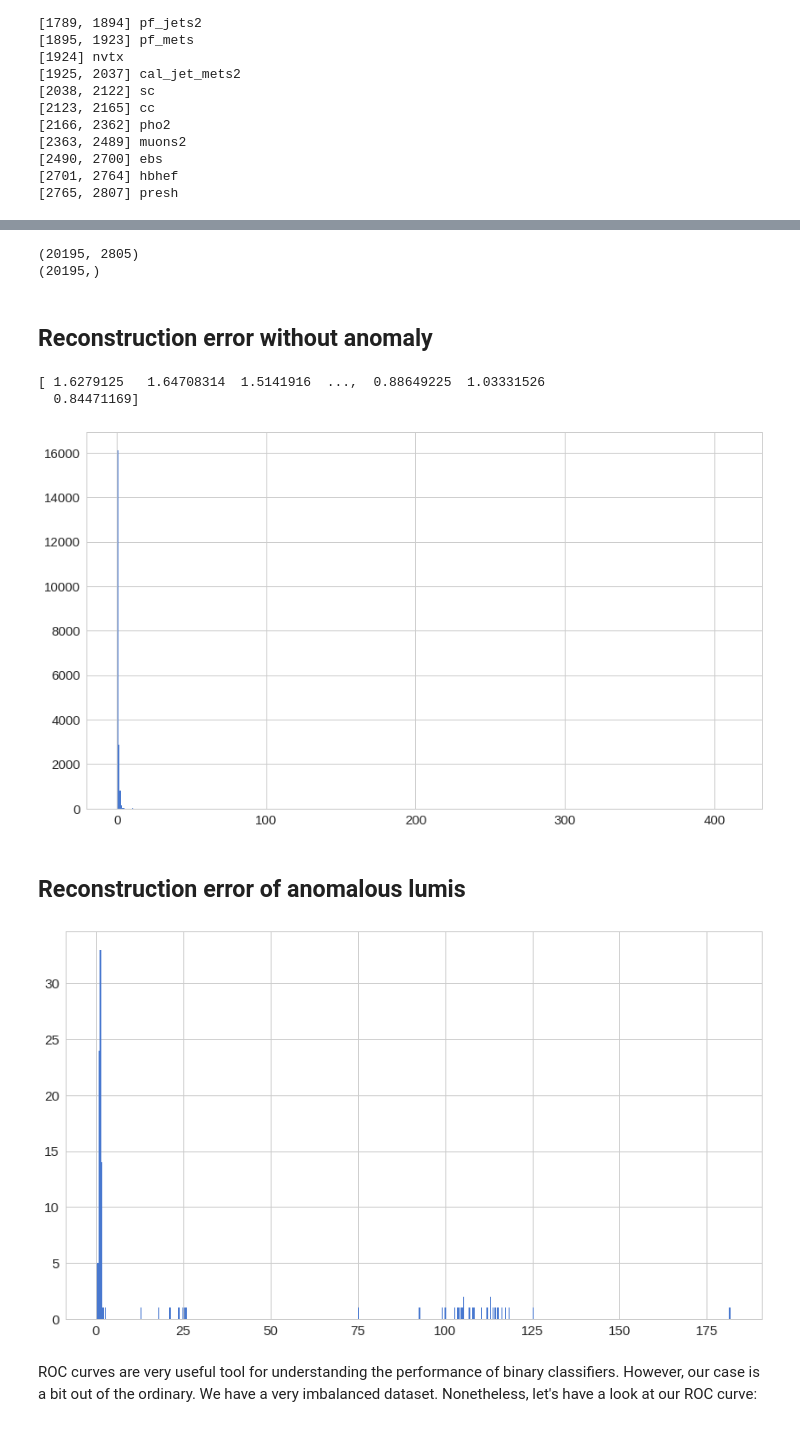
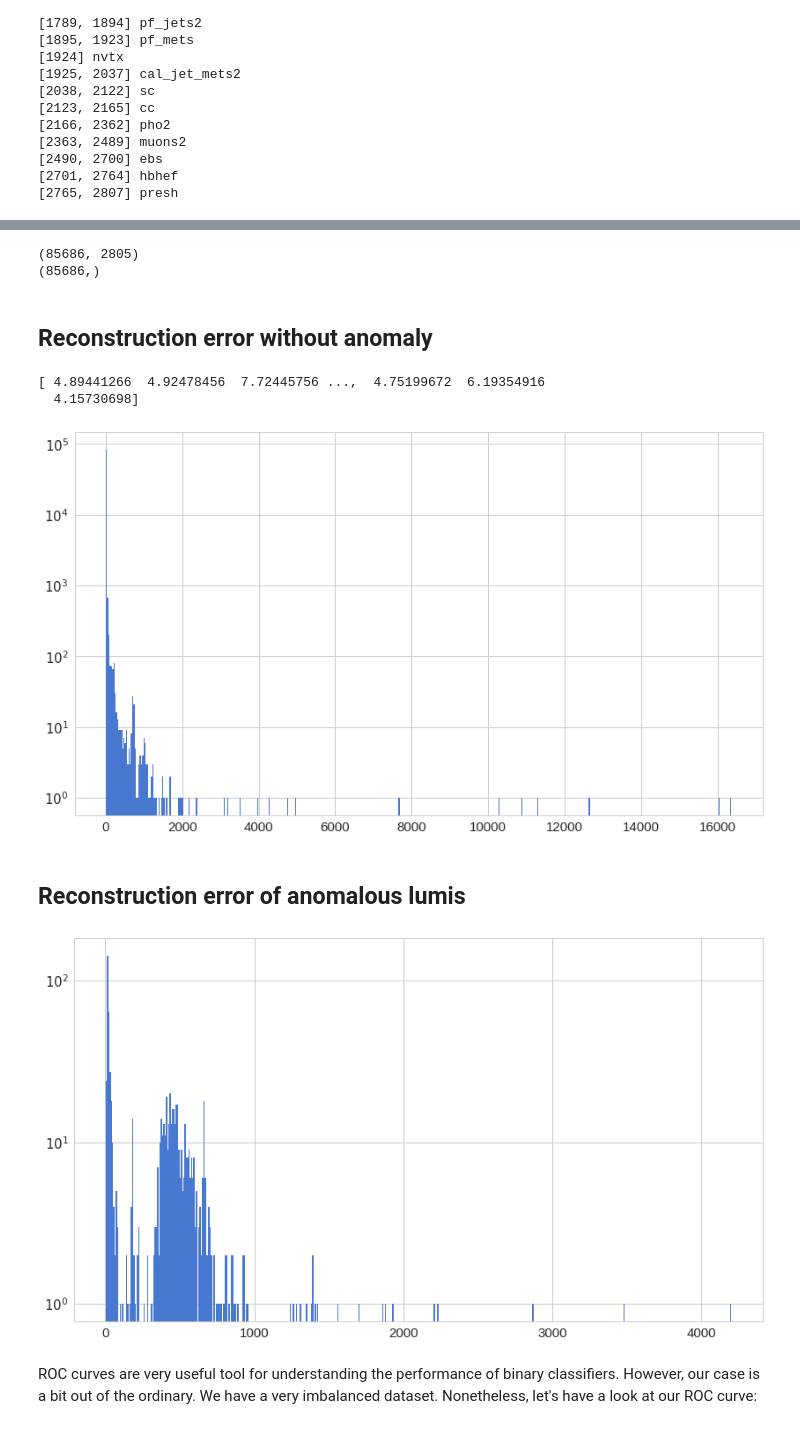
Before and after one commit to gnomeosaurus/ml4dc, a Jupyter notebook: anomaly_detectionMET_C-H_firsttest.ipynb, the cells around one changed output, grey strips where cells are left out. Saved outputs shown, nothing was run; the diff lists cells and outputs as text; code cells hidden in the pictures.

```diff
--- a/anomaly_detectionMET_C-H_firsttest.ipynb
+++ b/anomaly_detectionMET_C-H_firsttest.ipynb
@@ -396,0 +561,6 @@ autoencoder = load_model('new_datamodelCG.h5')
+# %%
+# autoencoder = load_model('new_datamodelCG.h5')
+
+autoencoder = load_model('/afs/cern.ch/user/f/fsiroky/public/3pds_model.h5')
+X_test = np.load('/afs/cern.ch/user/f/fsiroky/public/X_testfor3pds_model.npy')
+y_test = np.load('/afs/cern.ch/user/f/fsiroky/public/y_testfor3pds_model.npy')
@@ -573,8 +774,8 @@ print(mse.shape)
 # print(error_df)
 #MSE = mean squared error
 # %% [output]
-(20195, 2805)
-(20195,)
+(85686, 2805)
+(85686,)
 # %% [markdown]
 ## Reconstruction error without anomaly
 # %%
@@ -583,21 +784,23 @@ ax = fig.add_subplot(111)
 normal_error_df = error_df[(error_df['true_class']== 0)]
 print(normal_error_df.reconstruction_error.values)
 _ = ax.hist(normal_error_df.reconstruction_error.values, bins=500)
+ax.set_yscale('log')
 # fig.savefig("jetC_MinMaxScaler_e350_bs1000_ed14_RECERR.pdf")
 # %% [output]
-[ 1.6279125   1.64708314  1.5141916  ...,  0.88649225  1.03331526
-  0.84471169]
+[ 4.89441266  4.92478456  7.72445756 ...,  4.75199672  6.19354916
+  4.15730698]
-[figure, old version]
+[figure, new version]
 # %% [markdown]
 ## Reconstruction error of anomalous lumis
 # %%
 fig = plt.figure()
 ax = fig.add_subplot(111)
 anomaly_error_df = error_df[error_df['true_class'] == 1]
 _ = ax.hist(anomaly_error_df.reconstruction_error.values, bins=500)
+ax.set_yscale('log')
 # fig.savefig("jetC_MinMaxScaler_e350_bs1000_ed14_RECERRANOMALY.pdf")
 # %% [output]
-[figure, old version]
+[figure, new version]
 # %%
 from sklearn.metrics import (confusion_matrix, precision_recall_curve, auc,
                              roc_curve, recall_score, classification_report, f1_score,
```
Also changed, not shown: parts of 37 cells of this notebook.
